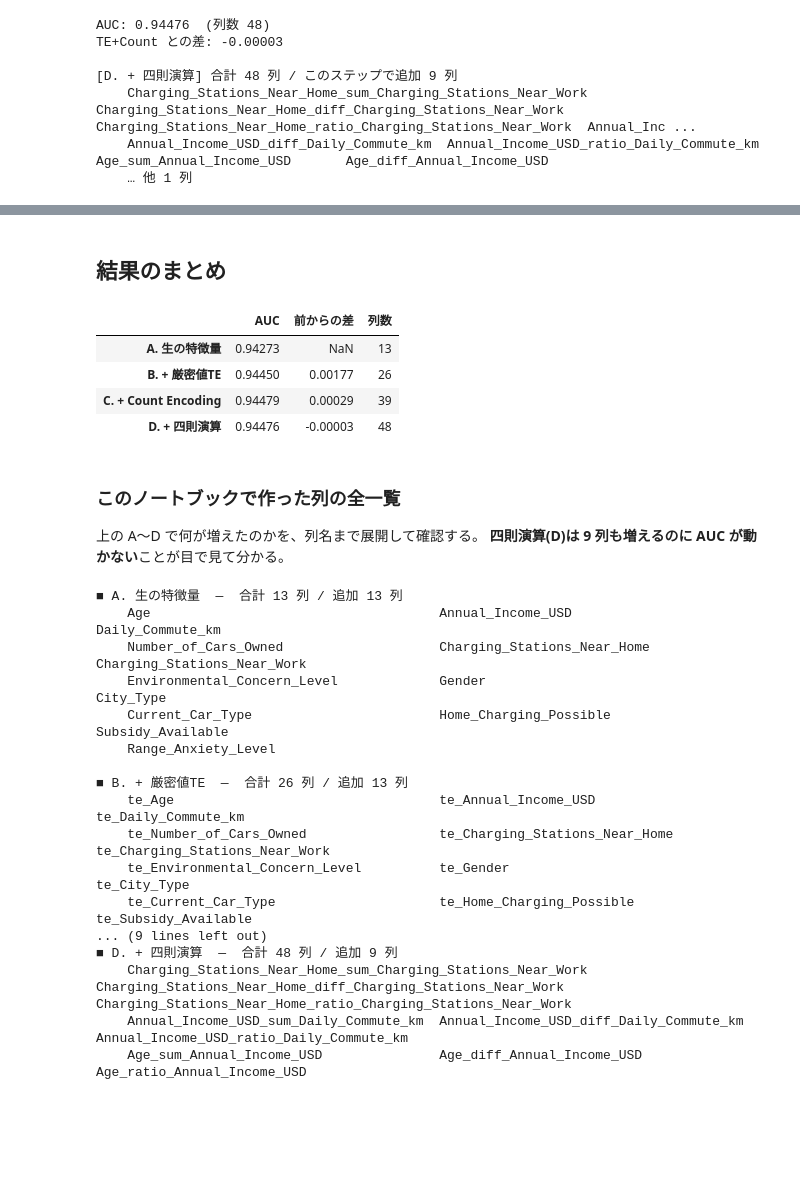
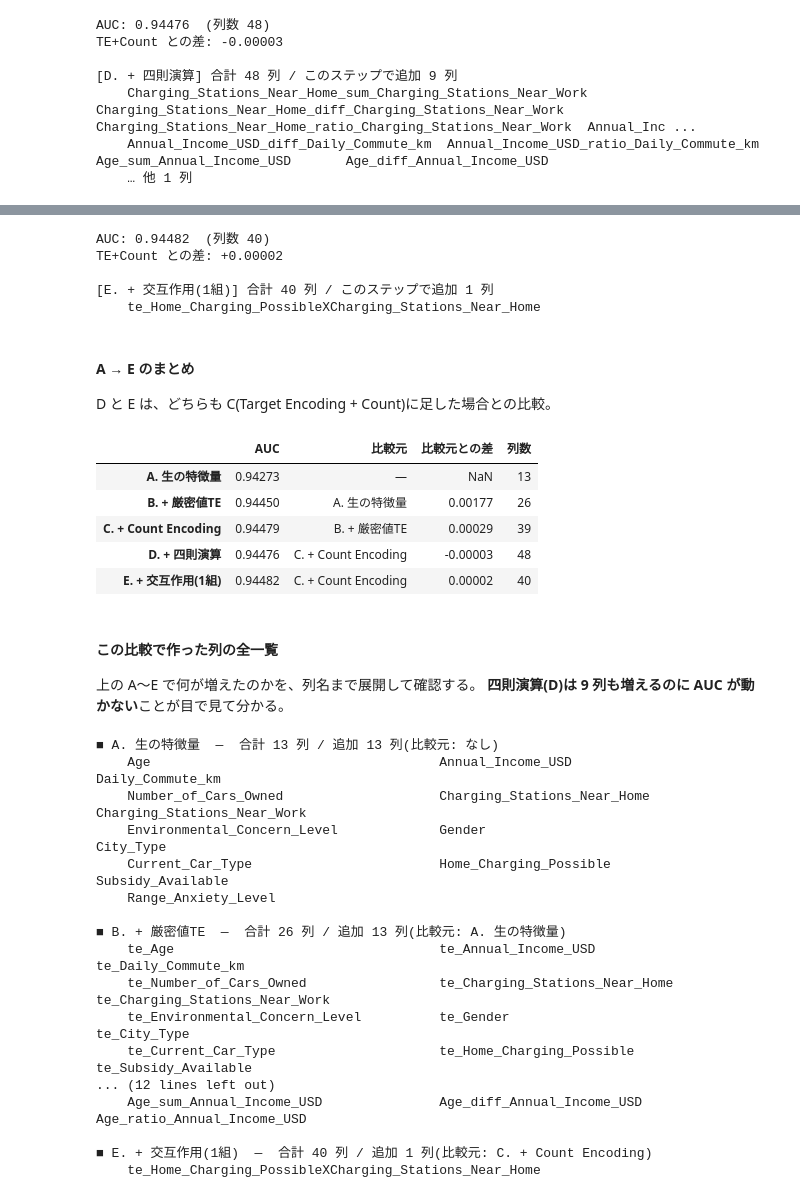
Before and after one commit to takactkc123-create/kaggle, a Jupyter notebook: 2609/notebooks/04_train_and_evaluate.ipynb, the cells around one changed output, grey strips where cells are left out. Saved outputs shown, nothing was run; the diff lists cells and outputs as text; code cells hidden in the pictures; blank space fills up the shorter version.

```diff
--- a/2609/notebooks/04_train_and_evaluate.ipynb
+++ b/2609/notebooks/04_train_and_evaluate.ipynb
@@ -0,0 +359,12 @@
+# %%
+rank = lambda v: rankdata(v) / len(v)
+ens_nb = sum(rank(NB_OOF[m]) for m in ("lgbm", "xgb", "realmlp")) / 3
+ens_prod = sum(rank(np.load(f"oof/oof_{m}.npy")) for m in ("lgbm", "xgb", "realmlp")) / 3
+
+rows = []
+for m in ("lgbm", "xgb", "catboost", "realmlp"):
+    prod = np.load(f"oof/oof_{m}.npy")
+    rows.append([m, roc_auc_score(y, NB_OOF[m]), roc_auc_score(y, prod), np.abs(NB_OOF[m] - prod).max(), TIMES[m] / 60])
+rows.append(["アンサンブル(順位の平均)", roc_auc_score(y, ens_nb), roc_auc_score(y, ens_prod), np.abs(ens_nb - ens_prod).max(), np.nan])
+summary = pd.DataFrame(rows, columns=["モデル", "ノートブックの OOF AUC", "本番の OOF AUC", "予測の最大差", "所要時間(分)"])
+print(summary.to_string(index=False, float_format=lambda v: f"{v:.6f}" if abs(v) < 1 else f"{v:.1f}"))
@@ -77,6 +562,6 @@ TE は目的変数を使うため、作り方を誤ると学習データの答
 # %%
 def target_encode(tr_key, tr_y, va_key, prior, smooth=20.0, inner_splits=5):
-    """外側foldの学習データで fit し、学習行には内側OOF値を当てる入れ子TE。"""
+    """外側foldの学習データで fit し、学習行には内側OOF値を当てる Out-of-Fold TE。"""
     # valid/test 用: 学習fold全体の統計
     agg = tr_y.groupby(tr_key).agg(["sum", "count"])
     m = (agg["sum"] + prior * smooth) / (agg["count"] + smooth)
@@ -254,46 +759,72 @@ TE+Count との差: -0.00003
+# %%
+def build_pair(tr, va):
+    Xtr, Xva = build_te_cnt(tr, va)
+    # 2 列の値を文字列でつないだ組み合わせキー(自宅充電の可否 × 自宅スタンド数。30 種類)
+    key = train["Home_Charging_Possible"].astype(str) + "_" + train["Charging_Stations_Near_Home"].astype(str)
+    t, v = target_encode(key.iloc[tr], y.iloc[tr], key.iloc[va], prior)
+    name = "te_Home_Charging_PossibleXCharging_Stations_Near_Home"
+    Xtr[name], Xva[name] = t.values, v.values
+    return Xtr, Xva
+
+score_pair = evaluate(build_pair, n_splits=2)
+print(f"TE+Count との差: {score_pair - score_te_cnt:+.5f}")
+log_cols("E. + 交互作用(1組)", prev="C. + Count Encoding");
+# %% [output]
+AUC: 0.94482  (列数 40)
+TE+Count との差: +0.00002
+
+[E. + 交互作用(1組)] 合計 40 列 / このステップで追加 1 列
+    te_Home_Charging_PossibleXCharging_Stations_Near_Home
 # %% [markdown]
-## 結果のまとめ
+#### A → E のまとめ
+
+D と E は、どちらも C(Target Encoding + Count)に足した場合との比較。
 # %%
-LABELS = ["A. 生の特徴量", "B. + 厳密値TE", "C. + Count Encoding", "D. + 四則演算"]
+LABELS = ["A. 生の特徴量", "B. + 厳密値TE", "C. + Count Encoding", "D. + 四則演算", "E. + 交互作用(1組)"]
+PREV = {"B. + 厳密値TE": "A. 生の特徴量", "C. + Count Encoding": "B. + 厳密値TE",
+        "D. + 四則演算": "C. + Count Encoding", "E. + 交互作用(1組)": "C. + Count Encoding"}
+SCORES = dict(zip(LABELS, [score_base, score_te, score_te_cnt, score_arith, score_pair]))
 pd.DataFrame({
-    "AUC": [score_base, score_te, score_te_cnt, score_arith],
-    "前からの差": [np.nan, score_te - score_base, score_te_cnt - score_te, score_arith - score_te_cnt],
+    "AUC": [SCORES[l] for l in LABELS],
+    "比較元": [PREV.get(l, "—") for l in LABELS],
+    "比較元との差": [SCORES[l] - SCORES[PREV[l]] if l in PREV else np.nan for l in LABELS],
     "列数": [len(COLS_LOG[l]) for l in LABELS],
 }, index=LABELS).round(5)
 # %% [output]
-|  | AUC | 前からの差 | 列数 |
-| A. 生の特徴量 | 0.94273 | NaN | 13 |
-| B. + 厳密値TE | 0.94450 | 0.00177 | 26 |
-| C. + Count Encoding | 0.94479 | 0.00029 | 39 |
-| D. + 四則演算 | 0.94476 | -0.00003 | 48 |
+|  | AUC | 比較元 | 比較元との差 | 列数 |
+| A. 生の特徴量 | 0.94273 | — | NaN | 13 |
+| B. + 厳密値TE | 0.94450 | A. 生の特徴量 | 0.00177 | 26 |
+| C. + Count Encoding | 0.94479 | B. + 厳密値TE | 0.00029 | 39 |
+| D. + 四則演算 | 0.94476 | C. + Count Encoding | -0.00003 | 48 |
+| E. + 交互作用(1組) | 0.94482 | C. + Count Encoding | 0.00002 | 40 |
 # %% [markdown]
-### このノートブックで作った列の全一覧
+#### この比較で作った列の全一覧
 
-上の A〜D で何が増えたのかを、列名まで展開して確認する。
+上の A〜E で何が増えたのかを、列名まで展開して確認する。
 **四則演算(D)は 9 列も増えるのに AUC が動かない**ことが目で見て分かる。
 # %%
 for label in LABELS:
     cols = COLS_LOG[label]
-    prev = LABELS[LABELS.index(label) - 1] if LABELS.index(label) else None
+    prev = PREV.get(label)
     added = [c for c in cols if prev is None or c not in COLS_LOG[prev]]
-    print(f"\n■ {label}  —  合計 {len(cols)} 列 / 追加 {len(added)} 列")
+    print(f"\n■ {label}  —  合計 {len(cols)} 列 / 追加 {len(added)} 列(比較元: {prev or 'なし'})")
     for i in range(0, len(added), 3):
         print("    " + "  ".join(f"{c:<38}" for c in added[i:i + 3]).rstrip())
 # %% [output]
-■ A. 生の特徴量  —  合計 13 列 / 追加 13 列
+■ A. 生の特徴量  —  合計 13 列 / 追加 13 列(比較元: なし)
     Age                                     Annual_Income_USD                       Daily_Commute_km
     Number_of_Cars_Owned                    Charging_Stations_Near_Home             Charging_Stations_Near_Work
     Environmental_Concern_Level             Gender                                  City_Type
     Current_Car_Type                        Home_Charging_Possible                  Subsidy_Available
     Range_Anxiety_Level
 
-■ B. + 厳密値TE  —  合計 26 列 / 追加 13 列
+■ B. + 厳密値TE  —  合計 26 列 / 追加 13 列(比較元: A. 生の特徴量)
     te_Age                                  te_Annual_Income_USD                    te_Daily_Commute_km
     te_Number_of_Cars_Owned                 te_Charging_Stations_Near_Home          te_Charging_Stations_Near_Work
     te_Environmental_Concern_Level          te_Gender                               te_City_Type
     te_Current_Car_Type                     te_Home_Charging_Possible               te_Subsidy_Available
-... (9 lines left out)
-■ D. + 四則演算  —  合計 48 列 / 追加 9 列
-    Charging_Stations_Near_Home_sum_Charging_Stations_Near_Work  Charging_Stations_Near_Home_diff_Charging_Stations_Near_Work  Charging_Stations_Near_Home_ratio_Charging_Stations_Near_Work
-    Annual_Income_USD_sum_Daily_Commute_km  Annual_Income_USD_diff_Daily_Commute_km  Annual_Income_USD_ratio_Daily_Commute_km
+... (12 lines left out)
     Age_sum_Annual_Income_USD               Age_diff_Annual_Income_USD              Age_ratio_Annual_Income_USD
+
+■ E. + 交互作用(1組)  —  合計 40 列 / 追加 1 列(比較元: C. + Count Encoding)
+    te_Home_Charging_PossibleXCharging_Stations_Near_Home
```
Also changed, not shown: parts of 32 cells of this notebook, 32 other files.
